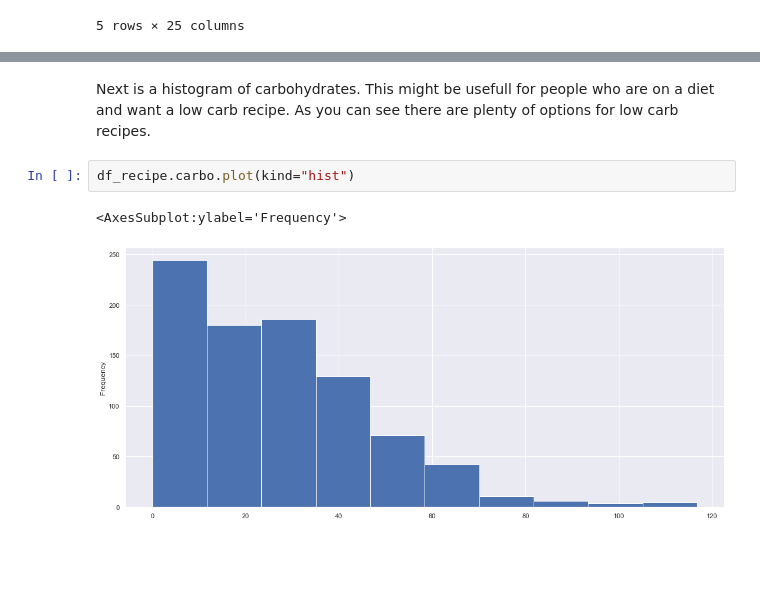
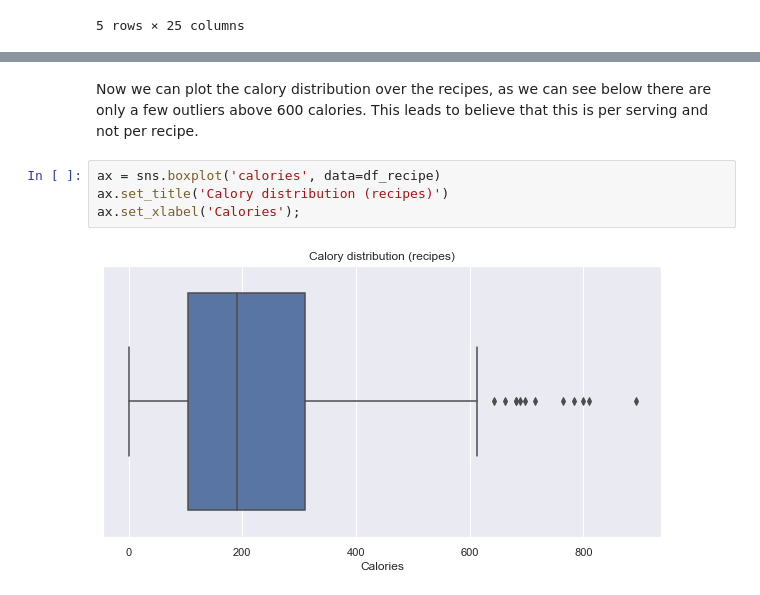
Before and after one commit to jellehuibregtse/recipe-recommendation-system, a Jupyter notebook: cookbook_eda.ipynb, the cells around one changed output, grey strips where cells are left out. Cells and saved outputs as stored; diff of their text form; blank space fills up the shorter version.

```diff
--- a/cookbook_eda.ipynb
+++ b/cookbook_eda.ipynb
@@ -103,7 +76,8 @@ Text(0.5, 1.0, 'Scatterplot fat and carbohydrates')
-# %% [markdown]
-Next is a histogram of carbohydrates. This might be usefull for people who are on a diet and want a low carb recipe. As you can see there are plenty of options for low carb recipes.
-# %%
-df_recipe.carbo.plot(kind="hist")
-# %% [output]
-<AxesSubplot:ylabel='Frequency'>
-[figure, removed]
+# %% [markdown]
+Now we can plot the calory distribution over the recipes, as we can see below there are only a few outliers above 600 calories. This leads to believe that this is per serving and not per recipe.
+# %%
+ax = sns.boxplot('calories', data=df_recipe)
+ax.set_title('Calory distribution (recipes)')
+ax.set_xlabel('Calories');
+# %% [output]
+[figure, added]
```
Also changed, not shown: parts of 14 cells of this notebook.
